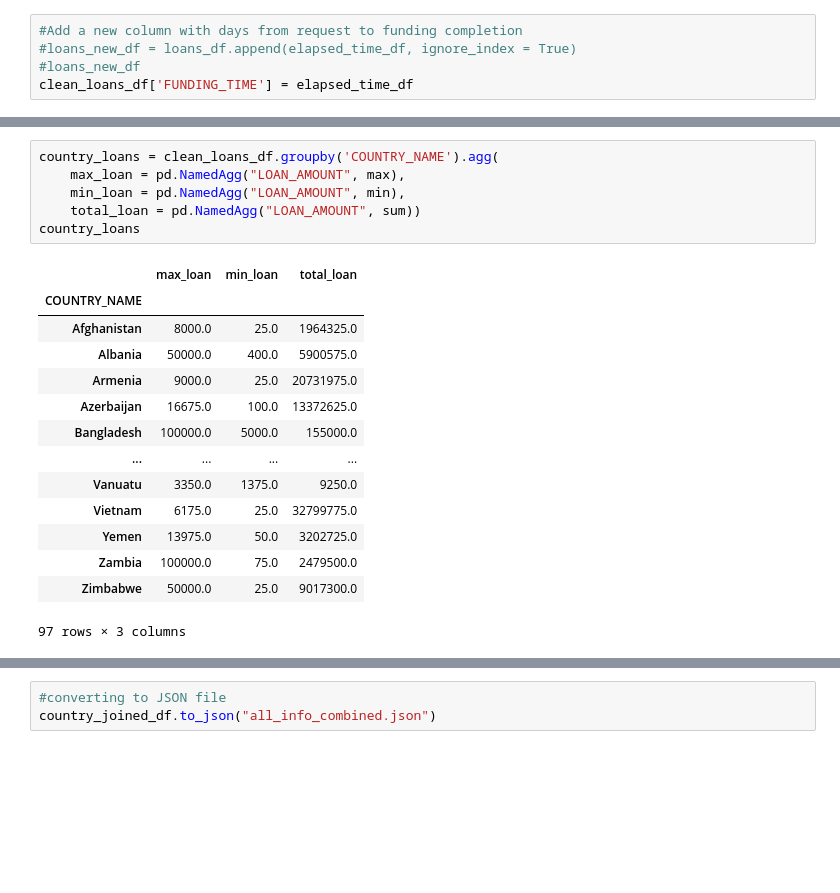
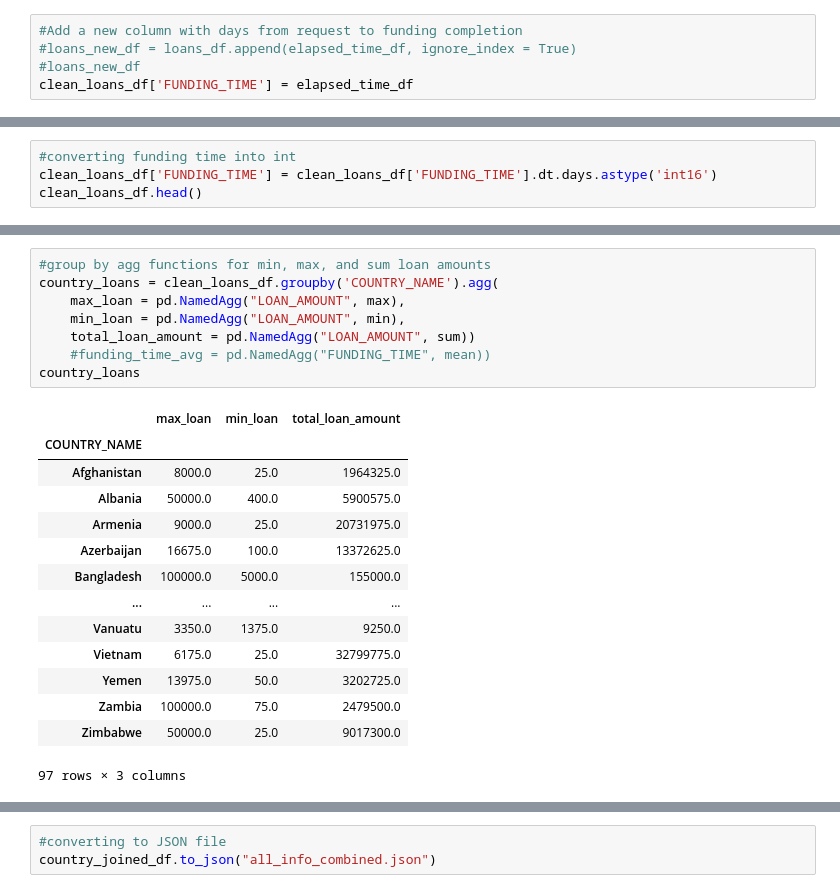
Before and after one commit to emmysobieski/TeamPySpark, a Jupyter notebook: Dashboard_Data_Exploration.ipynb, the cells around one changed output, grey strips where cells are left out. Drawn from its saved outputs; the diff is of its cells as text; blank space fills up the shorter version.

```diff
--- a/Dashboard_Data_Exploration.ipynb
+++ b/Dashboard_Data_Exploration.ipynb
@@ -363,0 +337,4 @@ country.tail()
+# %%
+#converting funding time into int
+clean_loans_df['FUNDING_TIME'] = clean_loans_df['FUNDING_TIME'].dt.days.astype('int16')
+clean_loans_df.head()
@@ -364,11 +366,13 @@ country.tail()
 # %%
+#group by agg functions for min, max, and sum loan amounts
 country_loans = clean_loans_df.groupby('COUNTRY_NAME').agg(
     max_loan = pd.NamedAgg("LOAN_AMOUNT", max),
     min_loan = pd.NamedAgg("LOAN_AMOUNT", min),
-    total_loan = pd.NamedAgg("LOAN_AMOUNT", sum))
+    total_loan_amount = pd.NamedAgg("LOAN_AMOUNT", sum))
+    #funding_time_avg = pd.NamedAgg("FUNDING_TIME", mean))
 country_loans
 # %% [output]
-|  | max_loan | min_loan | total_loan |
+|  | max_loan | min_loan | total_loan_amount |
 | COUNTRY_NAME |  |  |  |
 | Afghanistan | 8000.0 | 25.0 | 1964325.0 |
 | Albania | 50000.0 | 400.0 | 5900575.0 |
```
Also changed, not shown: parts of 14 cells of this notebook, 1 other file.
